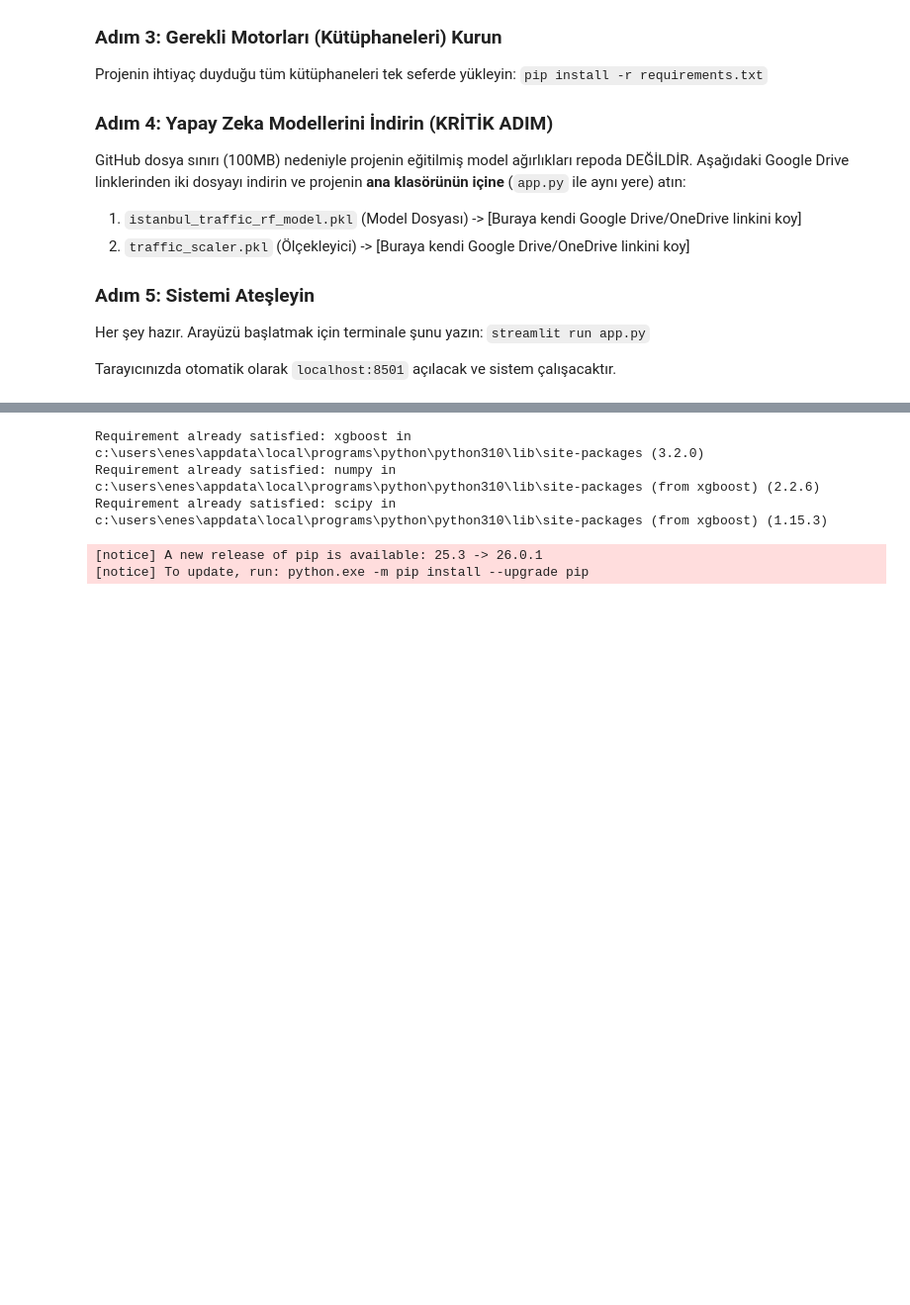
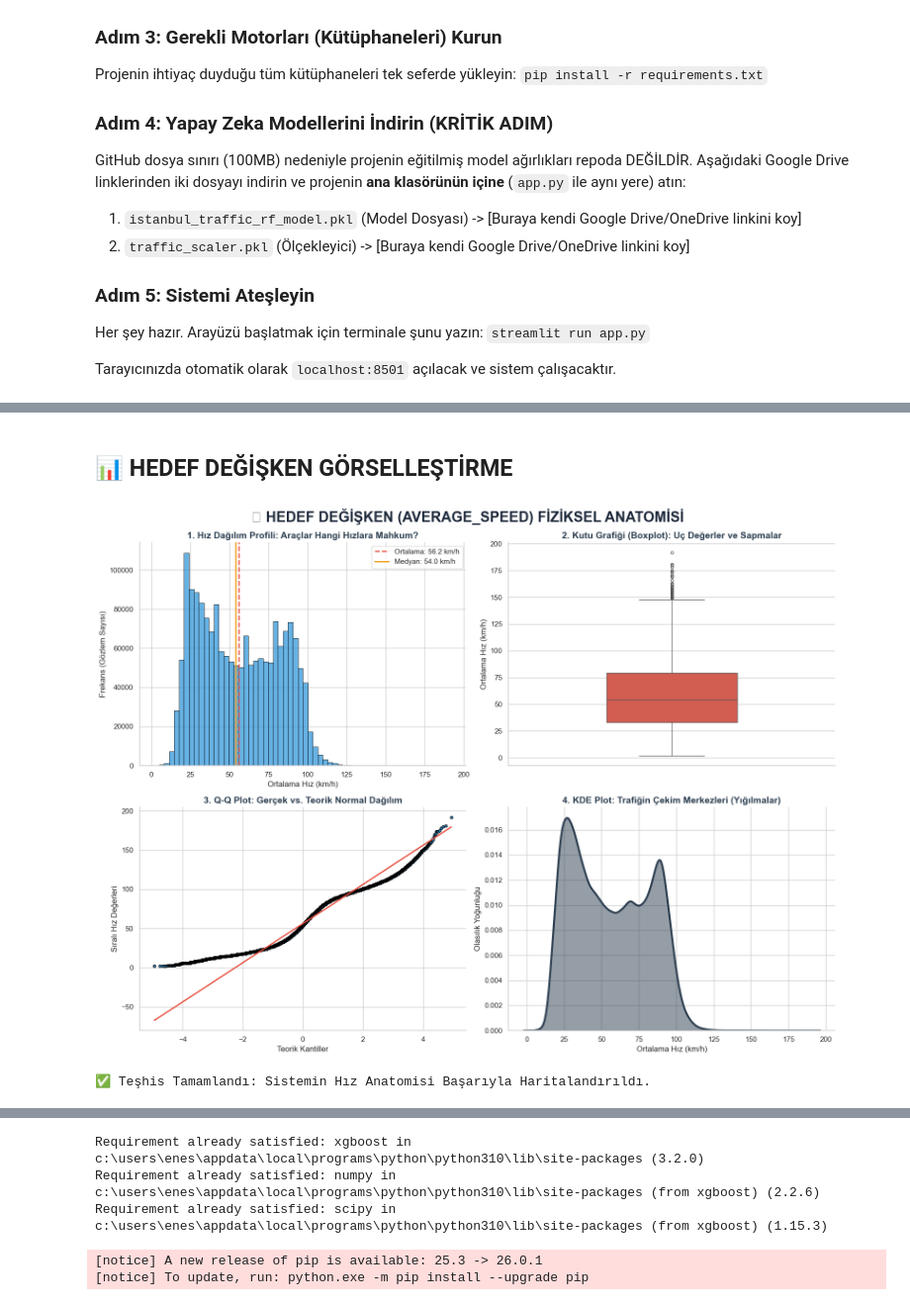
Before and after one commit to enes-dogruk/istanbul-traffic-optimization, a Jupyter notebook: model_training.ipynb, the cells around one changed output, grey strips where cells are left out. Shown at 99% size. Saved outputs shown, nothing was run; the diff lists cells and outputs as text; code cells hidden in the pictures; blank space fills up the shorter version.

```diff
--- a/model_training.ipynb
+++ b/model_training.ipynb
@@ -193,0 +826,58 @@ Aykırı değer (Outlier) röntgeni çekiliyor...
+# %% [markdown]
+## 📊 **HEDEF DEĞİŞKEN GÖRSELLEŞTİRME**
+# %%
+import matplotlib.pyplot as plt
+import seaborn as sns
+from scipy import stats
+
+# ============================================
+# HEDEF DEĞİŞKEN (AVERAGE_SPEED) GÖRSELLEŞTİRMESİ
+# ============================================
+
+# Kurumsal ve Lojistik Odaklı Renk Paleti (Asfalt grisi, tıkanıklık kırmızısı, akış mavisi)
+sns.set_theme(style="whitegrid")
+
+fig, axes = plt.subplots(2, 2, figsize=(16, 12))
+fig.suptitle('🎯 HEDEF DEĞİŞKEN (AVERAGE_SPEED) FİZİKSEL ANATOMİSİ',
+             fontsize=22, fontweight='bold', color='#1e293b', y=0.98)
+
+# 1. Histogram (Hız Dağılımı - Frekans)
+sns.histplot(df['AVERAGE_SPEED'], bins=60, color='#3498db', edgecolor='black', kde=False, ax=axes[0,0])
+axes[0,0].axvline(df['AVERAGE_SPEED'].mean(), color='#e74c3c', linestyle='--', linewidth=2, label=f'Ortalama: {df["AVERAGE_SPEED"].mean():.1f} km/h')
+axes[0,0].axvline(df['AVERAGE_SPEED'].median(), color='#f39c12', linestyle='-', linewidth=2, label=f'Medyan: {df["AVERAGE_SPEED"].median():.1f} km/h')
+axes[0,0].set_title('1. Hız Dağılım Profili: Araçlar Hangi Hızlara Mahkum?', fontsize=14, fontweight='bold', color='#2c3e50')
+axes[0,0].set_xlabel('Ortalama Hız (km/h)', fontsize=12)
+axes[0,0].set_ylabel('Frekans (Gözlem Sayısı)', fontsize=12)
+axes[0,0].legend()
+
+# 2. Box Plot (Şok Dalgaları ve Aykırılıklar)
+sns.boxplot(y=df['AVERAGE_SPEED'], color='#e74c3c', ax=axes[0,1], width=0.4, fliersize=4)
+axes[0,1].set_title('2. Kutu Grafiği (Boxplot): Uç Değerler ve Sapmalar', fontsize=14, fontweight='bold', color='#2c3e50')
+axes[0,1].set_ylabel('Ortalama Hız (km/h)', fontsize=12)
+
+# 3. Q-Q Plot (Makine Öğrenmesi İçin Normallik Testi)
+stats.probplot(df['AVERAGE_SPEED'], dist="norm", plot=axes[1,0])
+axes[1,0].get_lines()[0].set_markerfacecolor('#3498db')
+axes[1,0].get_lines()[0].set_markeredgecolor('black')
+axes[1,0].get_lines()[0].set_markersize(4)
+axes[1,0].get_lines()[1].set_color('#e74c3c')
+axes[1,0].get_lines()[1].set_linewidth(2)
+axes[1,0].set_title('3. Q-Q Plot: Gerçek vs. Teorik Normal Dağılım', fontsize=14, fontweight='bold', color='#2c3e50')
+axes[1,0].set_xlabel('Teorik Kantiller', fontsize=12)
+axes[1,0].set_ylabel('Sıralı Hız Değerleri', fontsize=12)
+
+# 4. KDE Plot (Olasılık Yoğunluğu - Sıkışıklık Çekim Merkezleri)
+sns.kdeplot(df['AVERAGE_SPEED'], fill=True, color='#2c3e50', ax=axes[1,1], linewidth=3, alpha=0.5)
+axes[1,1].set_title('4. KDE Plot: Trafiğin Çekim Merkezleri (Yığılmalar)', fontsize=14, fontweight='bold', color='#2c3e50')
+axes[1,1].set_xlabel('Ortalama Hız (km/h)', fontsize=12)
+axes[1,1].set_ylabel('Olasılık Yoğunluğu', fontsize=12)
+
+sns.despine()
+plt.tight_layout()
+plt.subplots_adjust(top=0.92)
+plt.show()
+
+print("\n✅ Teşhis Tamamlandı: Sistemin Hız Anatomisi Başarıyla Haritalandırıldı.")
+# %% [output]
+[figure, added]
+✅ Teşhis Tamamlandı: Sistemin Hız Anatomisi Başarıyla Haritalandırıldı.
```
Also changed, not shown: parts of 103 cells of this notebook, 5 other files.
